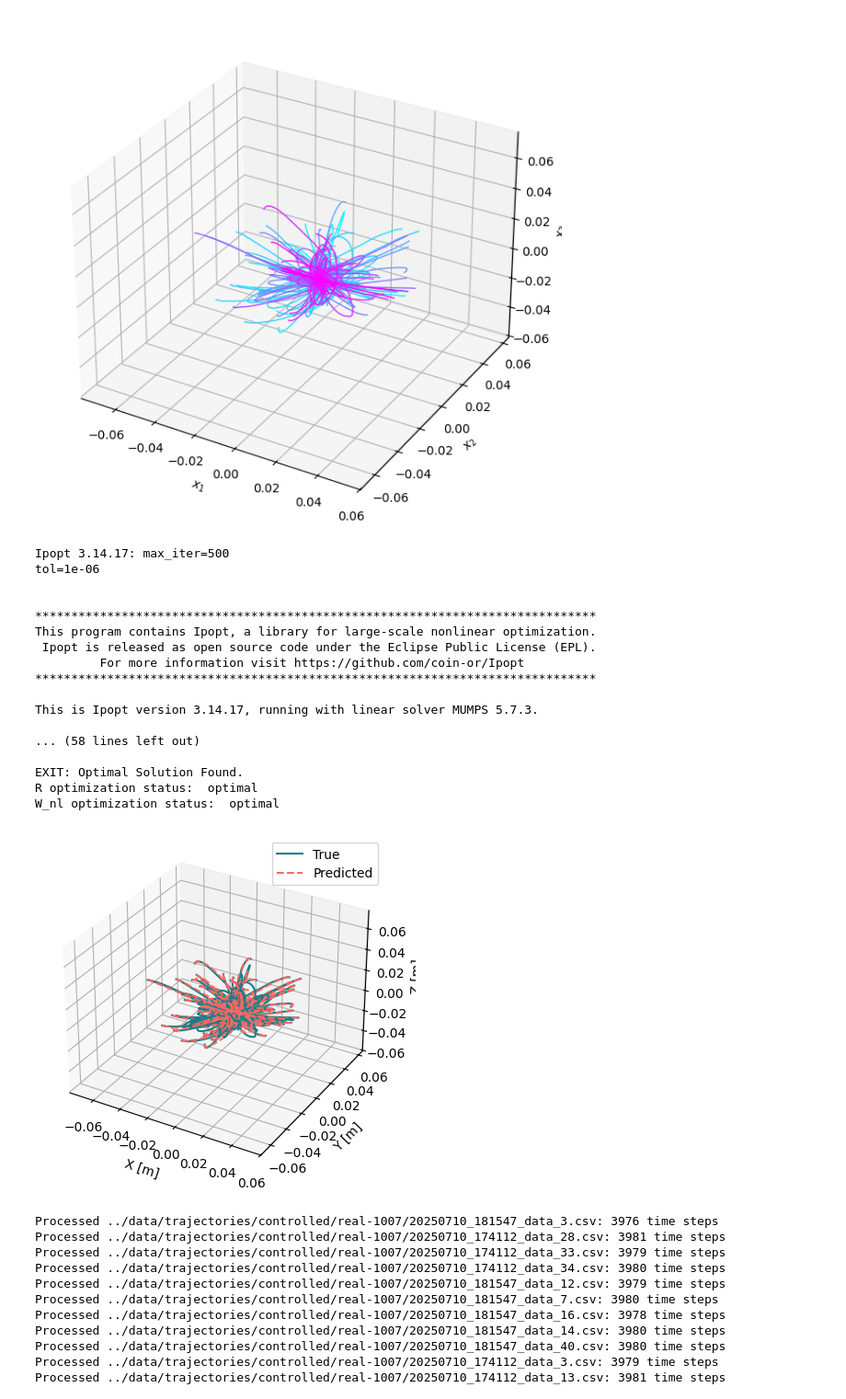
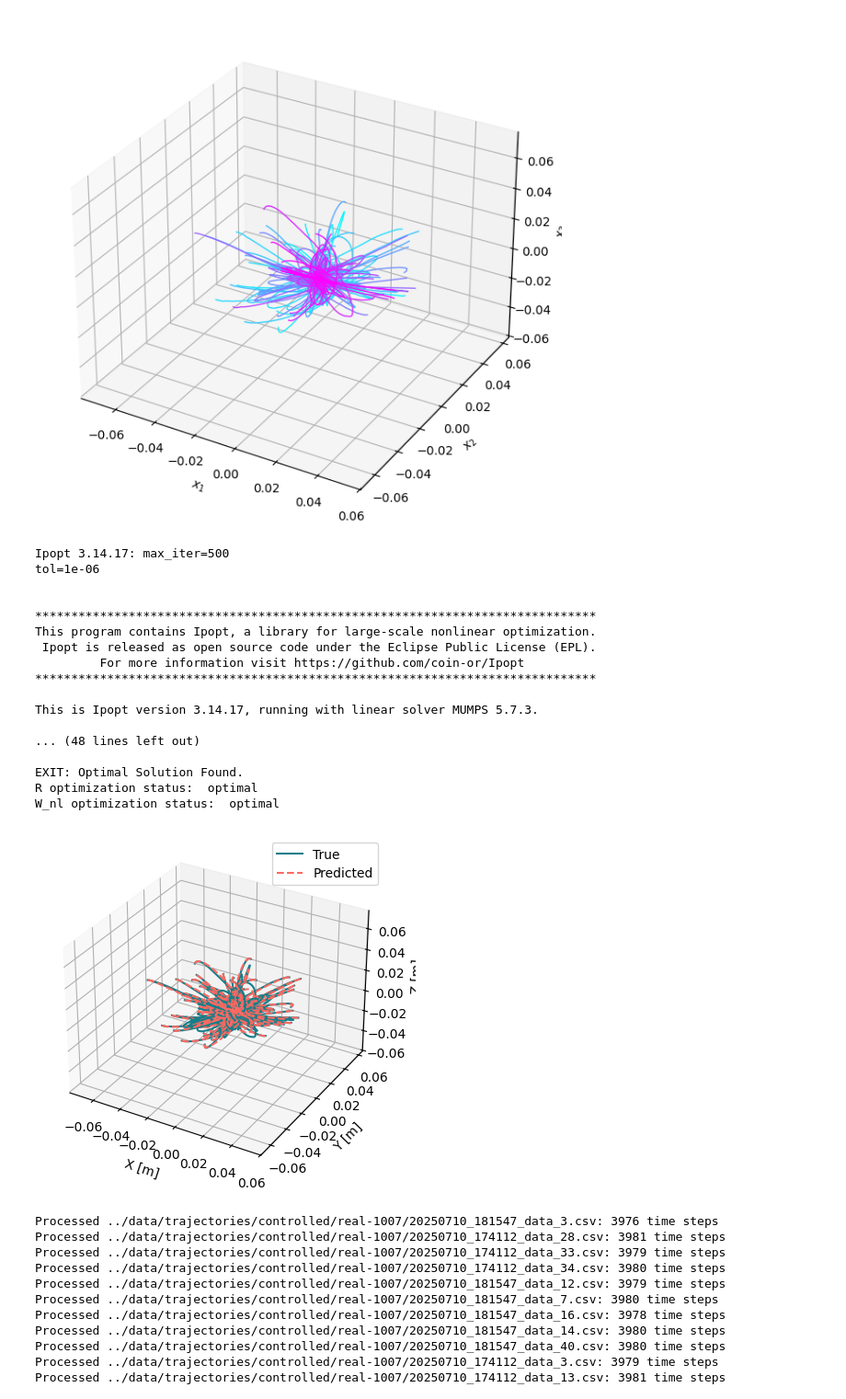
Before and after one commit to StanfordASL/trunk-stack, a Jupyter notebook: stack/main/scripts/fit_ssmr_opt.ipynb, the cells around one changed output. Shown at 92% size. Saved outputs shown, nothing was run; the diff lists cells and outputs as text; code cells hidden in the pictures.

```diff
--- a/stack/main/scripts/fit_ssmr_opt.ipynb
+++ b/stack/main/scripts/fit_ssmr_opt.ipynb
@@ -346,7 +346,7 @@ plot_trajectories(aut_trajs[:, -3:], tss[0, :])
 i_trunc = 10  # 10
 i_split = 65
 
-N_obs = 6     # Number of observations
+N_obs = 3     # Number of observations
 N_train = 100  # Number of training trajectories
 aut_trajs_obs = aut_trajs[:N_train, -N_obs:, i_trunc:] - aut_trajs[:N_train, -N_obs:, -1:]
 ts = tss[0, i_trunc:]
@@ -380,7 +380,7 @@ This program contains Ipopt, a library for large-scale nonlinear optimization.
 
 This is Ipopt version 3.14.17, running with linear solver MUMPS 5.7.3.
 
-... (58 lines left out)
+... (48 lines left out)
 
 EXIT: Optimal Solution Found.
 R optimization status:  optimal
@@ -388,10 +388,10 @@ W_nl optimization status:  optimal
 # %%
 aut_trajs_obs_test = aut_trajs[:, -N_obs:, i_trunc+i_split:] - aut_trajs[:, -N_obs:, -1:]
 
 aut_trajs_pred = generate_ssm_predictions(ssm_opt, aut_trajs_obs_test, ts[i_split:])
-plot_trajectories_comparison(aut_trajs_obs_test[:, -3:, :], aut_trajs_pred[:, -3:, :], plot_errors=False)
+plot_trajectories_comparison(aut_trajs_obs_test[:, :, :], aut_trajs_pred[:, :, :], plot_errors=False)
 # %% [output]
-[figure, old version]
+[figure, new version]
 # %%
 # We load the controlled data
 # data_path_controlled = "../data/trajectories/controlled/real-1007-rw"  # random walk data (6 inputs)
```
Also changed, not shown: parts of 8 cells of this notebook, 2 other files.
